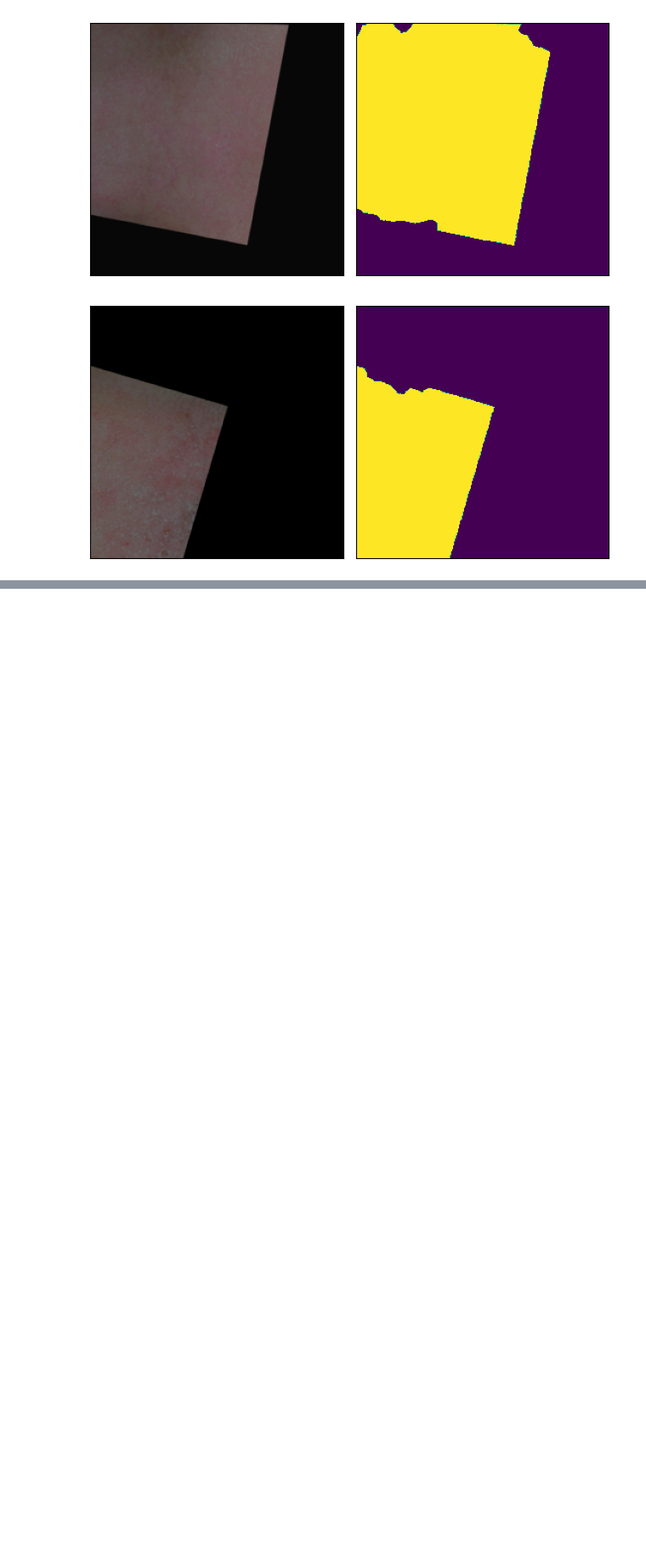
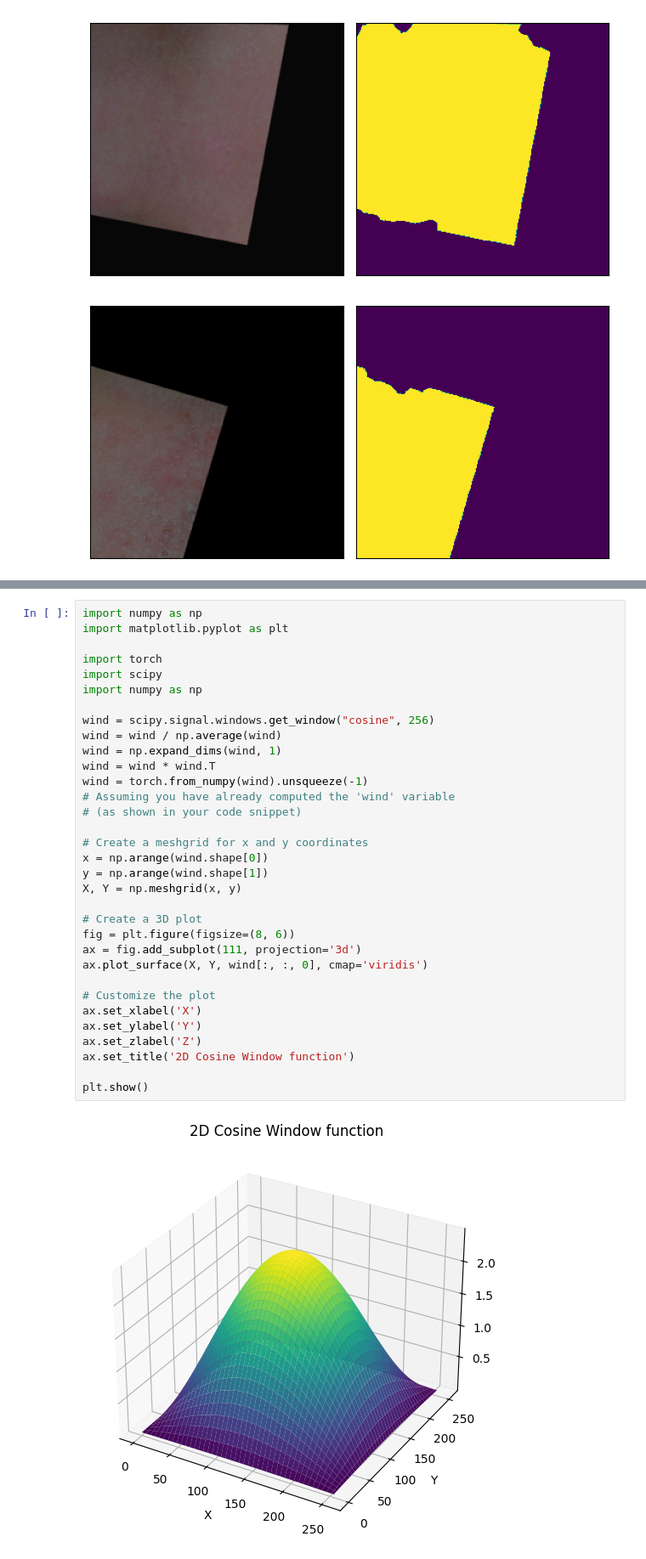
Before and after one commit to nistring/AI-EASI-evaluation, a Jupyter notebook: vis_aug.ipynb, the cells around one changed output, grey strips where cells are left out. Shown at 85% size. Saved outputs shown, nothing was run; the diff lists cells and outputs as text; blank space fills up the shorter version.

```diff
--- a/vis_aug.ipynb
+++ b/vis_aug.ipynb
@@ -126,0 +137,35 @@ tensor([[0.0039, 0.0039, 0.0039,  ..., 0.0039, 0.0039, 0.0039],
+# %%
+import numpy as np
+import matplotlib.pyplot as plt
+
+import torch
+import scipy
+import numpy as np
+
+wind = scipy.signal.windows.get_window("cosine", 256)
+wind = wind / np.average(wind)
+wind = np.expand_dims(wind, 1)
+wind = wind * wind.T
+wind = torch.from_numpy(wind).unsqueeze(-1)
+# Assuming you have already computed the 'wind' variable
+# (as shown in your code snippet)
+
+# Create a meshgrid for x and y coordinates
+x = np.arange(wind.shape[0])
+y = np.arange(wind.shape[1])
+X, Y = np.meshgrid(x, y)
+
+# Create a 3D plot
+fig = plt.figure(figsize=(8, 6))
+ax = fig.add_subplot(111, projection='3d')
+ax.plot_surface(X, Y, wind[:, :, 0], cmap='viridis')
+
+# Customize the plot
+ax.set_xlabel('X')
+ax.set_ylabel('Y')
+ax.set_zlabel('Z')
+ax.set_title('2D Cosine Window function')
+
+plt.show()
+# %% [output]
+[figure, added]
```
Also changed, not shown: parts of 10 cells of this notebook, 14 other files.
